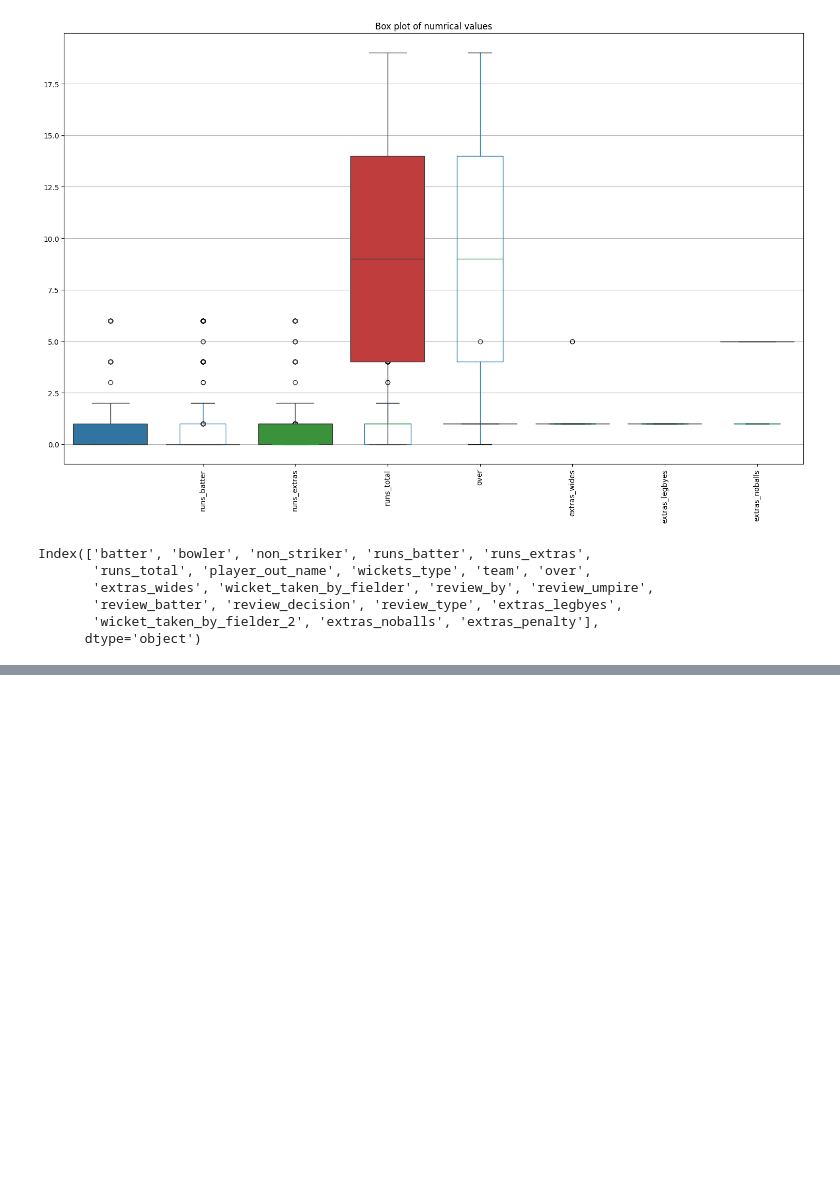
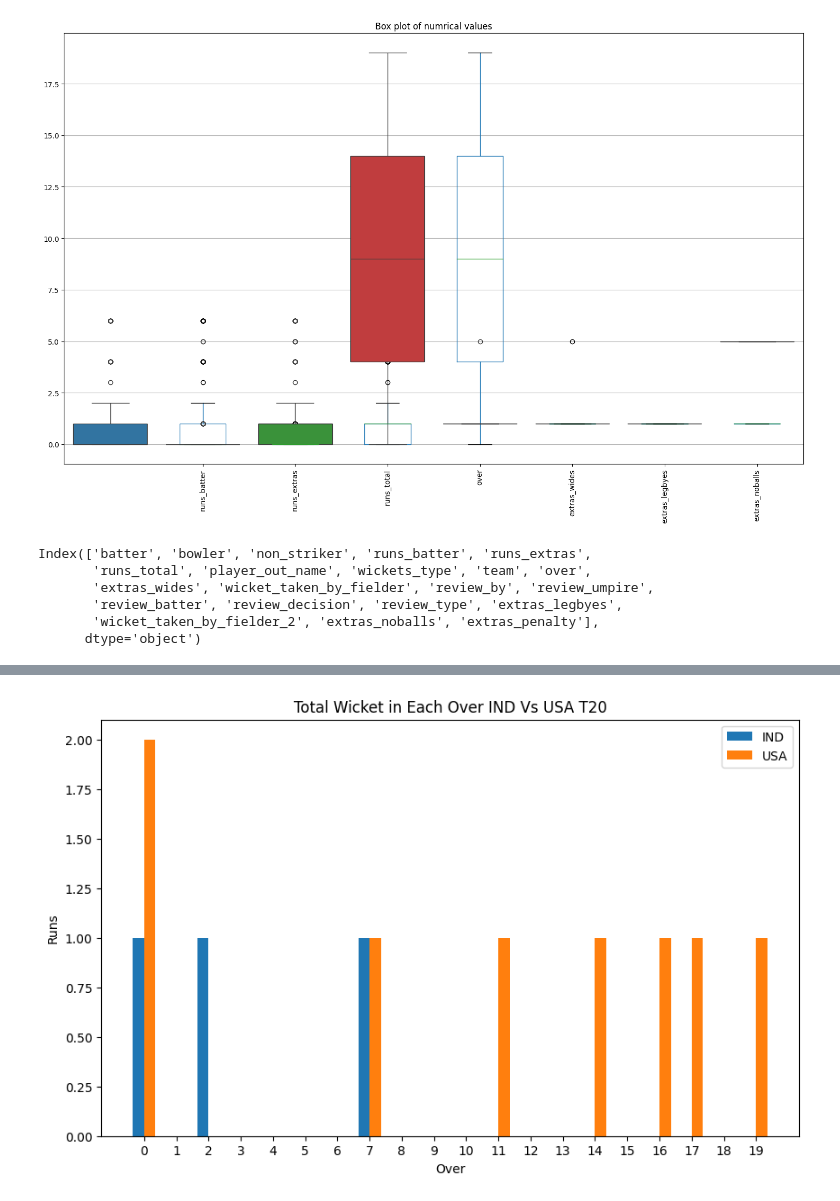
Before and after one commit to ayuri1512/Data-Science-Projects, a Jupyter notebook: T20worldcup.ipynb, the cells around one changed output, grey strips where cells are left out. Saved outputs shown, nothing was run; the diff lists cells and outputs as text; code cells hidden in the pictures; blank space fills up the shorter version.

```diff
--- a/T20worldcup.ipynb
+++ b/T20worldcup.ipynb
@@ -258,0 +267,26 @@ print(wicket_by_over_team)
+# %%
+# Convert categorical to numeric
+
+wickets_lost = df.groupby(['over', 'team'])['player_out_name'].nunique().reset_index()
+wickets_lost.rename(columns={'player_out_name': 'wickets_lost'}, inplace=True)
+# %%
+#Calculating wicket loss by each team in each over
+wicket_by_over_team = wickets_lost.groupby(['over', 'team'])['wickets_lost'].sum().unstack()
+#print(wicket_by_over_team)
+
+#plotting bar plot
+fig, ax = plt.subplots(figsize=(10, 6))
+bar_width = 0.35
+index = wicket_by_over_team.index
+
+bar1 = ax.bar(index - bar_width/2, wicket_by_over_team['India'], bar_width, label='IND')
+bar2 = ax.bar(index + bar_width/2, wicket_by_over_team['United States of America'], bar_width, label='USA')
+
+ax.set_xlabel('Over')
+ax.set_ylabel('Runs')
+ax.set_title('Total Wicket in Each Over IND Vs USA T20')
+ax.set_xticks(index)
+ax.legend(loc="upper right")
+plt.show()
+# %% [output]
+[figure, added]
```
Also changed, not shown: parts of 7 cells of this notebook.
